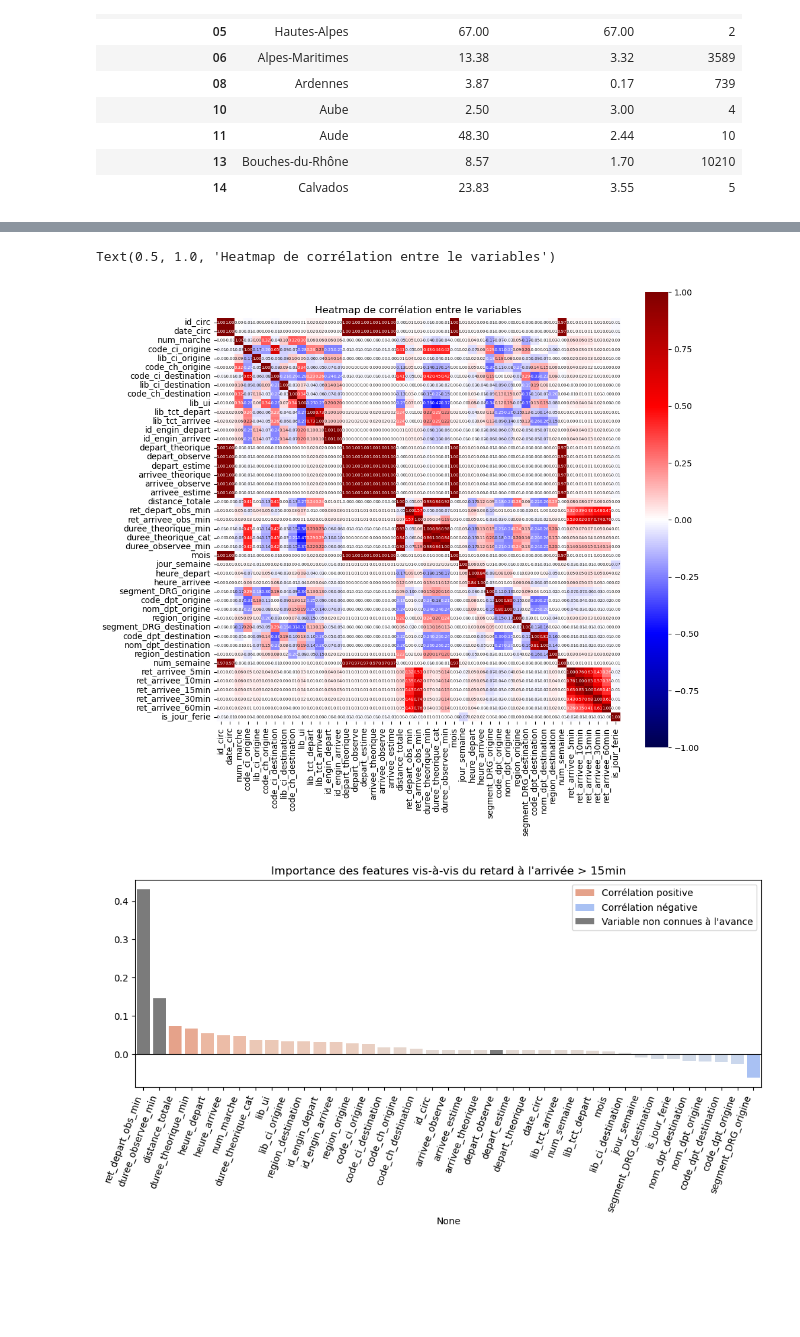
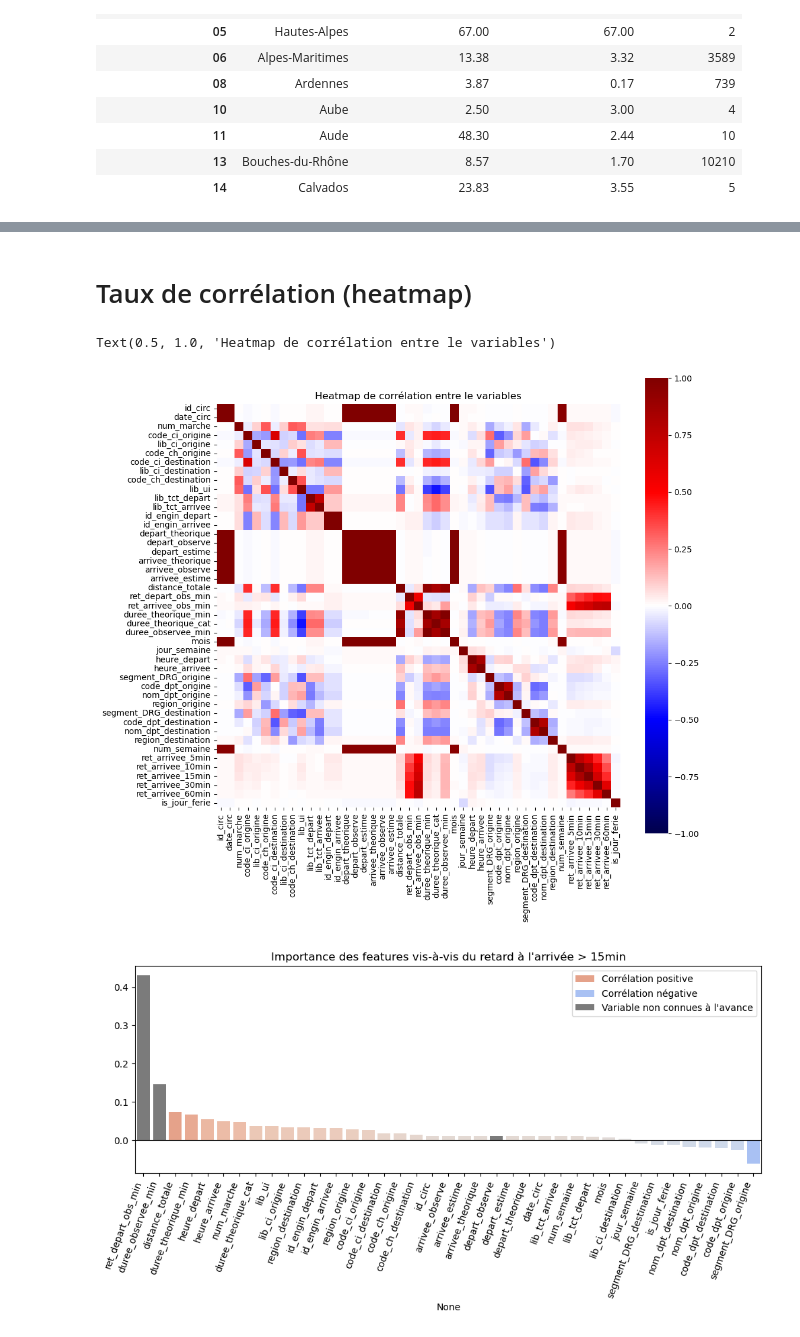
Before and after one commit to Gallien-e/analyse-retard-sncf, a Jupyter notebook: notebooks/2-EDA-2024.ipynb, the cells around one changed output, grey strips where cells are left out. Drawn from its saved outputs; the diff is of its cells as text; code cells hidden in the pictures; blank space fills up the shorter version.

```diff
--- a/notebooks/2-EDA-2024.ipynb
+++ b/notebooks/2-EDA-2024.ipynb
@@ -492,24 +496,26 @@ for col in df_encoded.select_dtypes(include=['object','string','category']).colu
 
 # calcul des corrélations
 df_encoded_corr = df_encoded.corr()
+# %% [markdown]
+# Taux de corrélation (heatmap)
 # %%
 # heatmap de corrélation
 plt.figure(figsize=(11, 10))
 plt.gca().set_aspect('equal', adjustable='box')
-sns.heatmap(df_encoded_corr, annot=True, fmt=".2f", cmap="seismic", vmax=1, vmin=-1, annot_kws={"size": 5})
+sns.heatmap(df_encoded_corr, annot=False, fmt=".2f", cmap="seismic", vmax=1, vmin=-1, annot_kws={"size": 5})
 plt.title("Heatmap de corrélation entre le variables")
 
 # constat : le retard à l'arrivée n'a aucune corrélation significative avec des variables comme la région (0.03),
 # le num_marche (0.05), id_engin (0.04), lib_ui (0.04), etc.
 
 # la distance totale (0.07), la durée théorique (0.07), et la durée observée (0.14) on également une corrélation assez faible.
 
 # la seule corrélation notable serait le retard au départ (environ 0.6 selon la métrique utilisée : retard moyen, taux de retard à 5min, etc).
 # Notons que, si l'objectif est de prédire le retard d'un train, le retard au départ et la durée observée du trajet
 # ne sont pas connus à l'avance, et donc pas utilisables comme variables prédictives.
 # %% [output]
 Text(0.5, 1.0, 'Heatmap de corrélation entre le variables')
-[figure, old version]
+[figure, new version]
 # %%
 # Importance des features vis-à-vis du retard à l'arrivée > 15min
 
```
Also changed, not shown: parts of 27 cells of this notebook, 5 other files.
